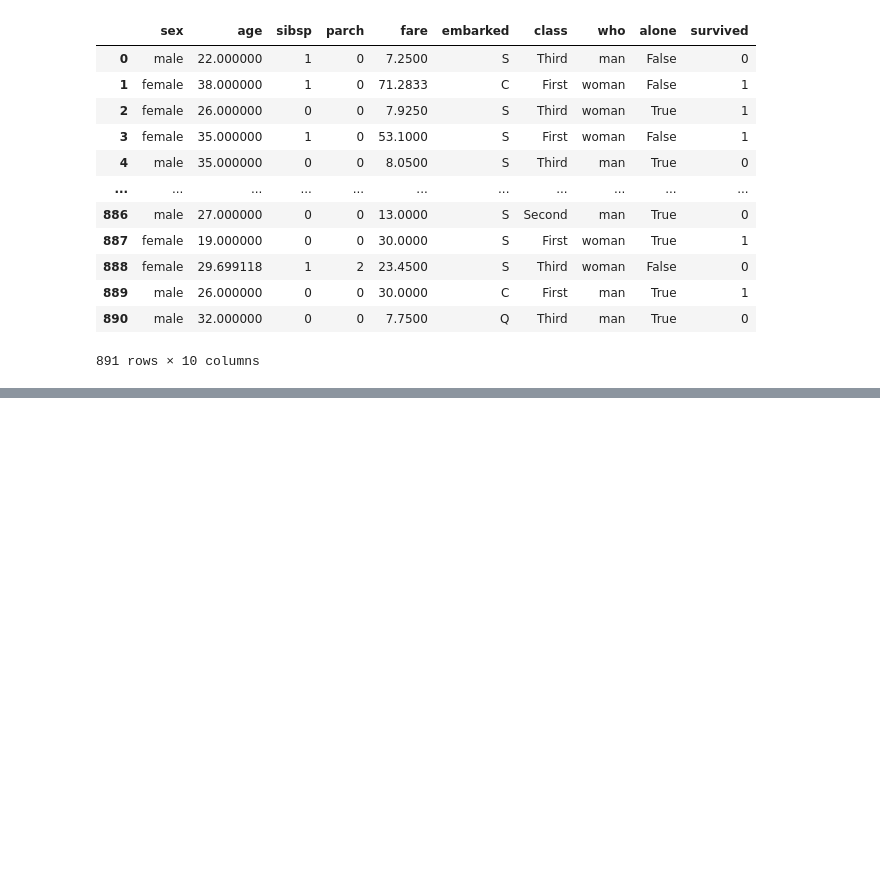
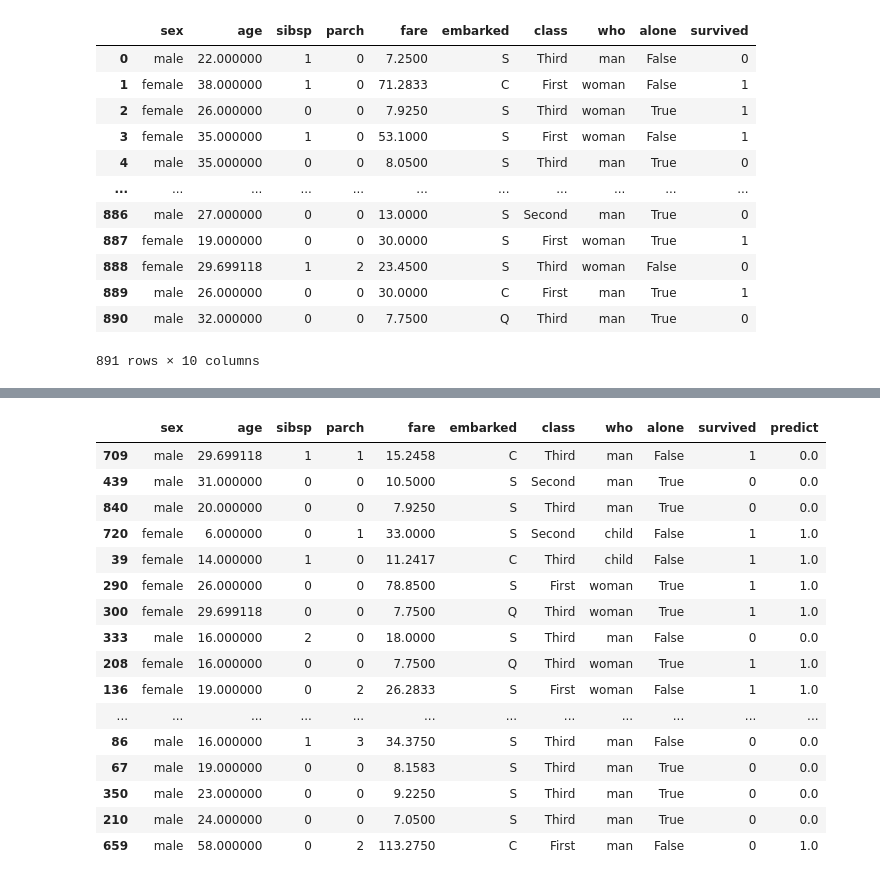
Before and after one commit to princedanson/Intermidiate_1, a Jupyter notebook: tutorials/contact_3_intermediate/Question_1.ipynb, the cells around one changed output, grey strips where cells are left out. Cells and saved outputs as stored; diff of their text form; code cells hidden in the pictures; blank space fills up the shorter version.

```diff
--- a/tutorials/contact_3_intermediate/Question_1.ipynb
+++ b/tutorials/contact_3_intermediate/Question_1.ipynb
@@ -180,0 +221,21 @@ LogisticRegression does not accept missing values encoded as NaN natively. For s
+# %%
+
+check.head(50)
+# %% [output]
+|  | sex | age | sibsp | parch | fare | embarked | class | who | alone | survived | predict |
+| 709 | male | 29.699118 | 1 | 1 | 15.2458 | C | Third | man | False | 1 | 0.0 |
+| 439 | male | 31.000000 | 0 | 0 | 10.5000 | S | Second | man | True | 0 | 0.0 |
+| 840 | male | 20.000000 | 0 | 0 | 7.9250 | S | Third | man | True | 0 | 0.0 |
+| 720 | female | 6.000000 | 0 | 1 | 33.0000 | S | Second | child | False | 1 | 1.0 |
+| 39 | female | 14.000000 | 1 | 0 | 11.2417 | C | Third | child | False | 1 | 1.0 |
+| 290 | female | 26.000000 | 0 | 0 | 78.8500 | S | First | woman | True | 1 | 1.0 |
+| 300 | female | 29.699118 | 0 | 0 | 7.7500 | Q | Third | woman | True | 1 | 1.0 |
+| 333 | male | 16.000000 | 2 | 0 | 18.0000 | S | Third | man | False | 0 | 0.0 |
+| 208 | female | 16.000000 | 0 | 0 | 7.7500 | Q | Third | woman | True | 1 | 1.0 |
+| 136 | female | 19.000000 | 0 | 2 | 26.2833 | S | First | woman | False | 1 | 1.0 |
+| ... | ... | ... | ... | ... | ... | ... | ... | ... | ... | ... | ... |
+| 86 | male | 16.000000 | 1 | 3 | 34.3750 | S | Third | man | False | 0 | 0.0 |
+| 67 | male | 19.000000 | 0 | 0 | 8.1583 | S | Third | man | True | 0 | 0.0 |
+| 350 | male | 23.000000 | 0 | 0 | 9.2250 | S | Third | man | True | 0 | 0.0 |
+| 210 | male | 24.000000 | 0 | 0 | 7.0500 | S | Third | man | True | 0 | 0.0 |
+| 659 | male | 58.000000 | 0 | 2 | 113.2750 | C | First | man | False | 0 | 1.0 |
```
Also changed, not shown: parts of 15 cells of this notebook, 2 other files.
